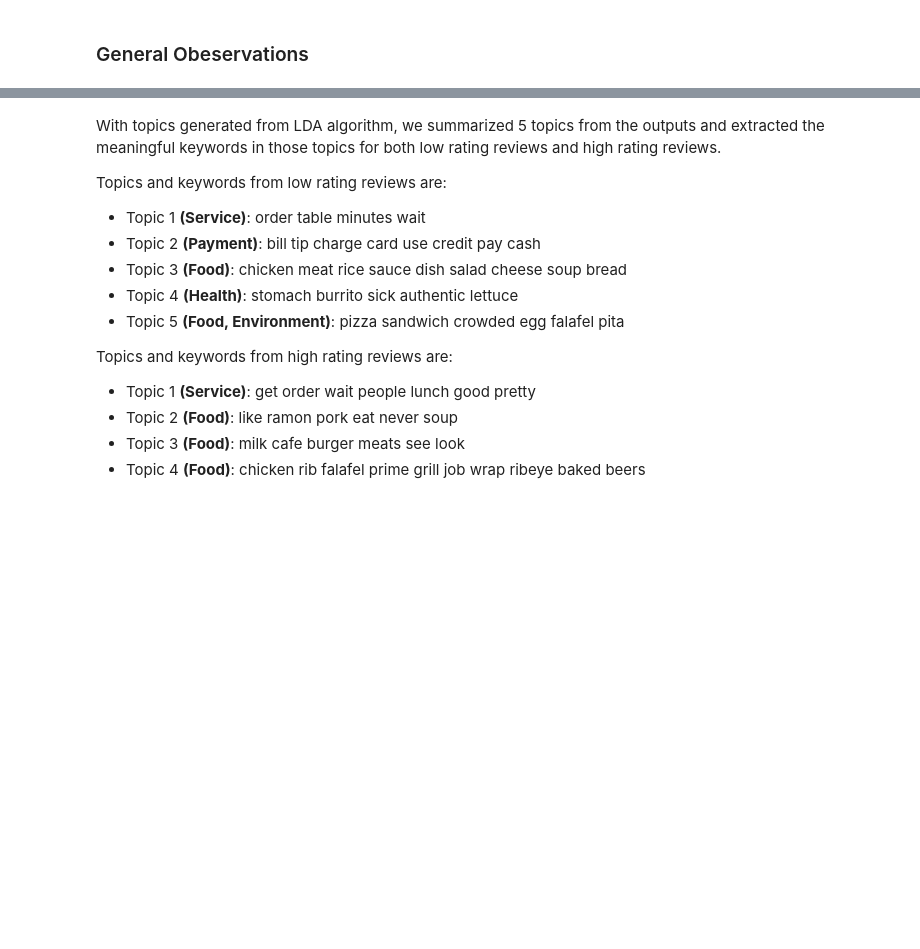
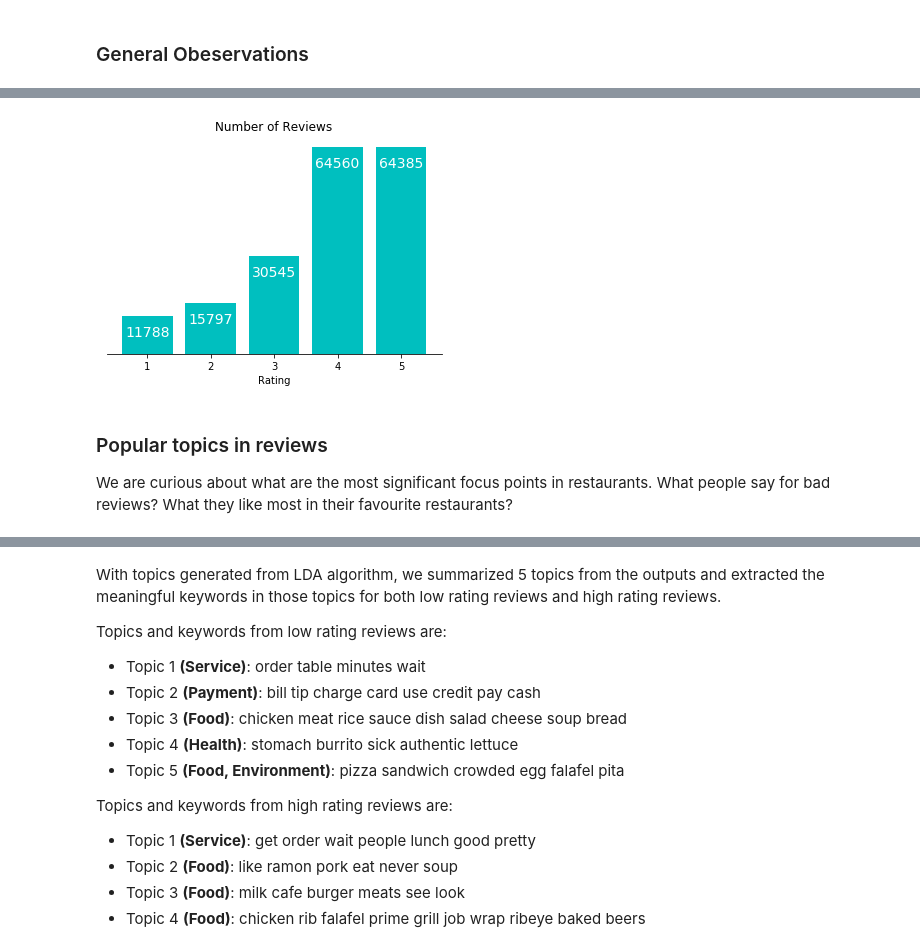
Before and after one commit to lulu2184/yelp-reviews-rating-prediction, a Jupyter notebook: restaurant_review_analysis.ipynb, the cells around one changed output, grey strips where cells are left out. Cells and saved outputs as stored; diff of their text form; code cells hidden in the pictures; blank space fills up the shorter version.

```diff
--- a/restaurant_review_analysis.ipynb
+++ b/restaurant_review_analysis.ipynb
@@ -246,0 +344,39 @@ def text_process(text):
+# %%
+# Number of reviews of each rating
+rating_size = [len(df[df.rating == 1.0]), len(df[df.rating == 2.0]), len(df[df.rating == 3.0]), \
+              len(df[df.rating == 4.0]), len(df[df.rating == 5.0])]
+
+fig, ax = plt.subplots()
+
+# Draw a bar graph
+plt.bar(rating_classes, rating_size, color = 'c')
+
+# Set x-label
+ax.set_xlabel('Rating')
+
+# Set title
+plt.title('Number of Reviews')
+
+# Write number of reviews in each bar
+for i, (rating_a, size_a) in enumerate(zip(rating_classes, rating_size)):
+    plt.text(s=str(size_a), x=i+0.65, y=size_a-5000, color="w",
+             verticalalignment="center", horizontalalignment="left", size=14)
+
+# Remove the line borders
+ax.spines['right'].set_visible(False)
+ax.spines['top'].set_visible(False)
+ax.spines['left'].set_visible(False)
+
+ax.yaxis.set_ticks([])
+
+# Save figure
+plt.savefig("reviews_size.png")
+
+# Display
+plt.show()
+# %% [output]
+[figure, added]
+# %% [markdown]
+### Popular topics in reviews
+
+We are curious about what are the most significant focus points in restaurants. What people say for bad reviews? What they like most in their favourite restaurants?
```
Also changed, not shown: parts of 23 cells of this notebook.
